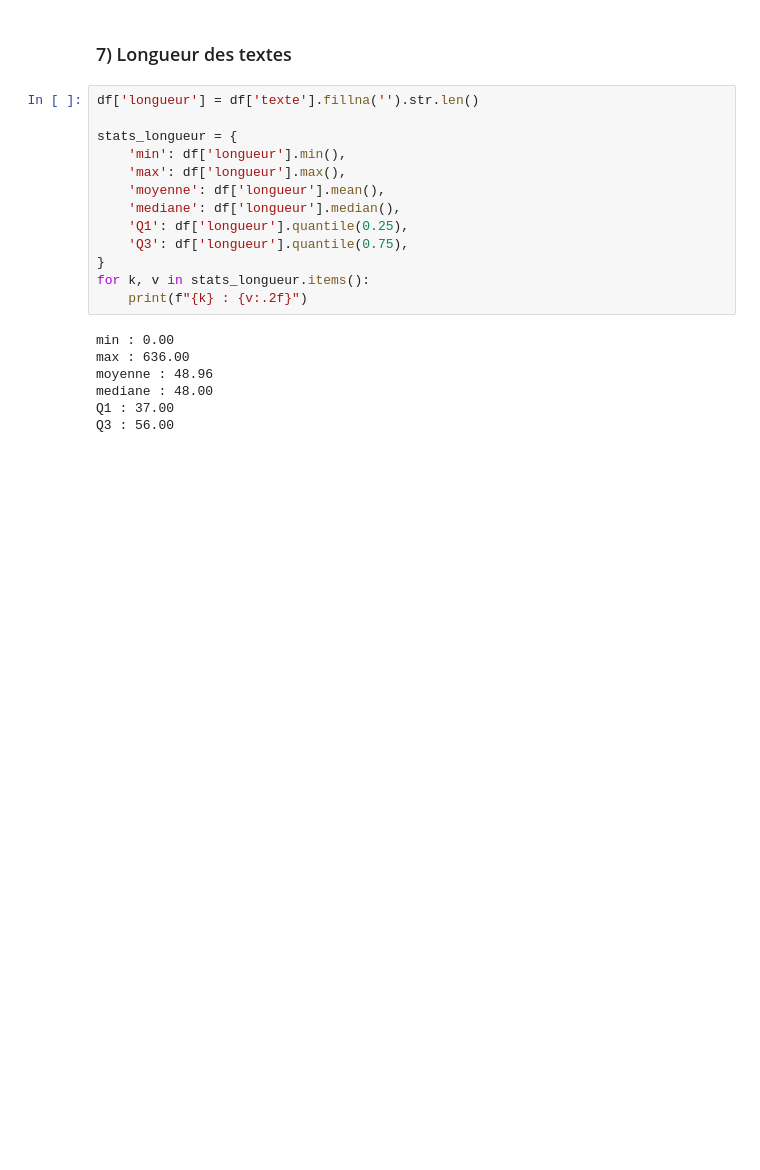
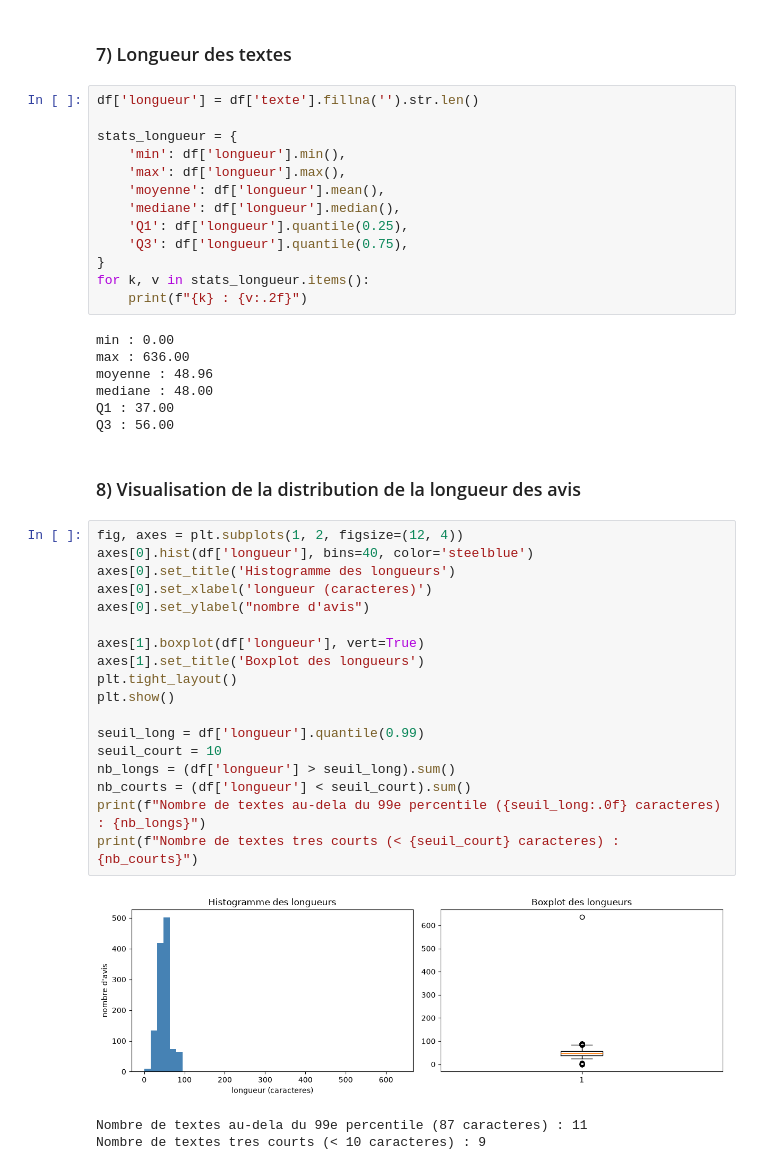
Before and after one commit to khadija470/atelier_prepa_donnees_textuelles, a Jupyter notebook: notebooks/atelier_prepa_donnees_textuelles.ipynb, the cells around one changed output. Saved outputs shown, nothing was run; the diff lists cells and outputs as text; blank space fills up the shorter version.

Commit message:
Partie 1 - 8) Visualisation distribution des longueurs + reponses (textes longs/courts)

```diff
--- a/notebooks/atelier_prepa_donnees_textuelles.ipynb
+++ b/notebooks/atelier_prepa_donnees_textuelles.ipynb
@@ -121,3 +121,27 @@ moyenne : 48.96
 mediane : 48.00
 Q1 : 37.00
 Q3 : 56.00
+# %% [markdown]
+### 8) Visualisation de la distribution de la longueur des avis
+# %%
+fig, axes = plt.subplots(1, 2, figsize=(12, 4))
+axes[0].hist(df['longueur'], bins=40, color='steelblue')
+axes[0].set_title('Histogramme des longueurs')
+axes[0].set_xlabel('longueur (caracteres)')
+axes[0].set_ylabel("nombre d'avis")
+
+axes[1].boxplot(df['longueur'], vert=True)
+axes[1].set_title('Boxplot des longueurs')
+plt.tight_layout()
+plt.show()
+
+seuil_long = df['longueur'].quantile(0.99)
+seuil_court = 10
+nb_longs = (df['longueur'] > seuil_long).sum()
+nb_courts = (df['longueur'] < seuil_court).sum()
+print(f"Nombre de textes au-dela du 99e percentile ({seuil_long:.0f} caracteres) : {nb_longs}")
+print(f"Nombre de textes tres courts (< {seuil_court} caracteres) : {nb_courts}")
+# %% [output]
+[figure, added]
+Nombre de textes au-dela du 99e percentile (87 caracteres) : 11
+Nombre de textes tres courts (< 10 caracteres) : 9
```
Also changed, not shown: parts of 1 cell of this notebook.
